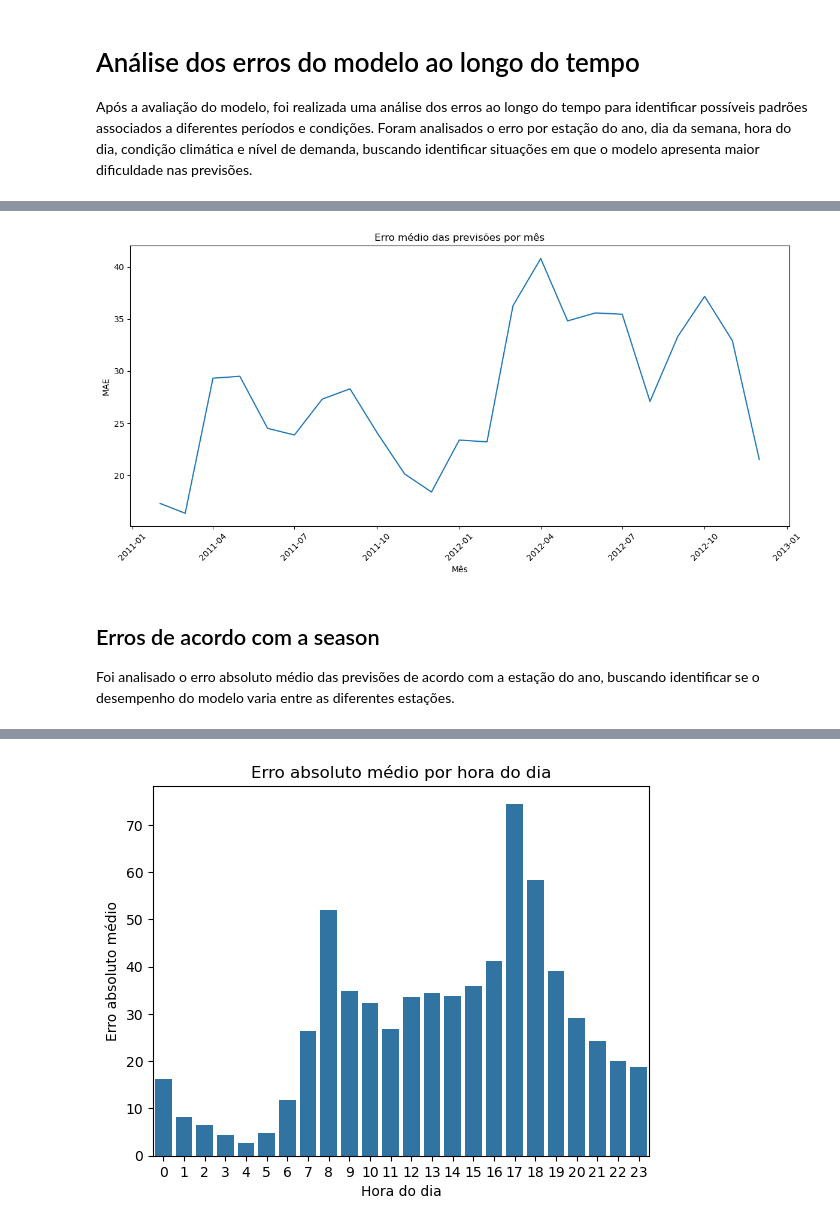
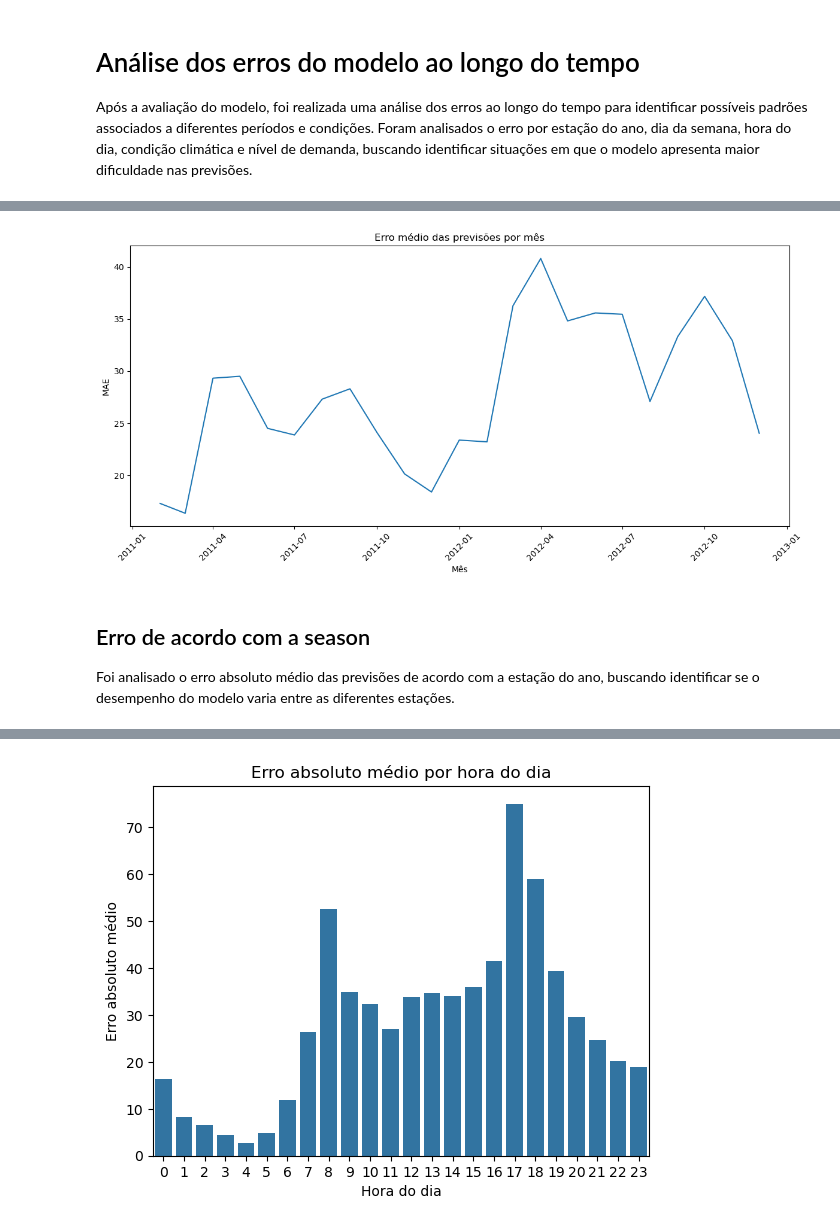
Before and after one commit to igao01/ds_bike_sharing, a Jupyter notebook: notebooks/03_machine_learning.ipynb, the cells around one changed output, grey strips where cells are left out. Cells and saved outputs as stored; diff of their text form; code cells hidden in the pictures.

```diff
--- a/notebooks/03_machine_learning.ipynb
+++ b/notebooks/03_machine_learning.ipynb
@@ -6,12 +6,17 @@ Este notebook apresenta a etapa de modelagem preditiva dos dados de aluguel de b
 A partir dos padrões identificados na análise exploratória, serão utilizadas variáveis temporais, climáticas e informações sobre o comportamento recente da demanda. Também serão avaliadas diferentes abordagens de modelagem e métricas de desempenho, buscando identificar quais modelos apresentam melhores resultados para o problema de previsão.
 # %%
 import pandas as pd
+import matplotlib.pyplot as plt
+import seaborn as sns
+import numpy as np
 
 DATA_PATH = '../data/'
 file_name = 'bike_sharing_silver.csv'
 
 df = pd.read_csv(DATA_PATH+file_name, sep=',')
-df_eda = df.copy()
+df_copy = df.copy()
+df_sim_real = df.iloc[-192:]
+df = df.iloc[:-192]
 
 df.head()
 # %% [output]
@@ -129,26 +160,11 @@ from sklearn.ensemble import RandomForestRegressor, GradientBoostingRegressor
 from sklearn.metrics import mean_absolute_error, mean_squared_error, mean_absolute_percentage_error, r2_score
 from xgboost import XGBRegressor
 
-SEED = 42
-
-def fit_model(model, X_train, y_train, X_test, y_test):
-    model.fit(X_train, y_train)
-
-    y_pred = model.predict(X_test)
-
-    metrics = {
-        'MAE': mean_absolute_error(y_test, y_pred),
-        'RMSE': mean_squared_error(y_test, y_pred) ** 0.5,
-        'MAPE': mean_absolute_percentage_error(y_test, y_pred),
-        'R2': r2_score(y_test, y_pred)
-    }
-
-    return metrics
 
 models = {
-    'Linear Regression': LinearRegression(),
+    'Linear Regression': LinearRegression(n_jobs=6),
     'Decision Tree': DecisionTreeRegressor(random_state=SEED),
-    'Random Forest': RandomForestRegressor(random_state=SEED),
+    'Random Forest': RandomForestRegressor(random_state=SEED, n_jobs=6),
     'Gradient Boosting': GradientBoostingRegressor(random_state=SEED),
     'XGBoost': XGBRegressor(random_state=SEED)
 }
@@ -323,0 +431,11 @@ df_rf_best_metrics
+# %%
+rf_best = RandomForestRegressor(
+    n_estimators=100,
+    max_depth=10,
+    min_samples_split=24,
+    min_samples_leaf=6,
+    random_state=SEED,
+    n_jobs=6
+)
+
+rf_metrics(rf_best)
@@ -323,0 +445,2 @@ df_rf_best_metrics
+# %%
+evaluate_train_validation(rf_best)
@@ -364,34 +511,32 @@ error_df.shape
 error_df['error'] = error_df['y_true'] - error_df['y_pred']
 error_df['absolute_error'] = error_df['error'].abs()
 # %%
-import seaborn as sns
-
 error_df['datetime'] = pd.to_datetime(error_df['datetime'])
 
 monthly_error = (
     error_df
     .assign(month=error_df['datetime'].dt.to_period('M'))
-    .groupby('month')['absolute_error']
+    .groupby('month')[['absolute_error', 'y_true', 'y_pred']]
     .mean()
     .reset_index()
 )
 
 monthly_error['month'] = monthly_error['month'].dt.to_timestamp()
 
 plt.figure(figsize=(12, 6))
 
 sns.lineplot(data=monthly_error, x='month', y='absolute_error')
 
 plt.xlabel('Mês')
 plt.ylabel('MAE')
 plt.title('Erro médio das previsões por mês')
 plt.xticks(rotation=45)
 plt.tight_layout()
 plt.show()
 # %% [output]
-[figure, old version]
+[figure, new version]
 # %% [markdown]
-## Erros de acordo com a season
+## Erro de acordo com a season
 
 Foi analisado o erro absoluto médio das previsões de acordo com a estação do ano, buscando identificar se o desempenho do modelo varia entre as diferentes estações.
 # %%
```
Also changed, not shown: parts of 51 cells of this notebook.
